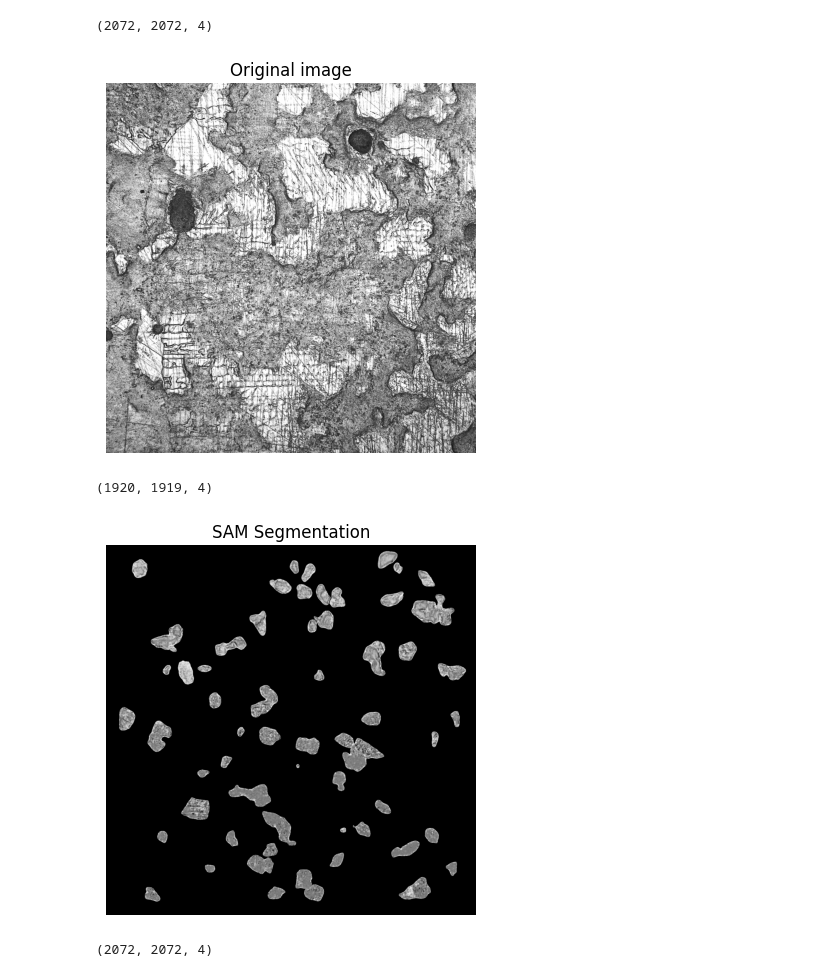
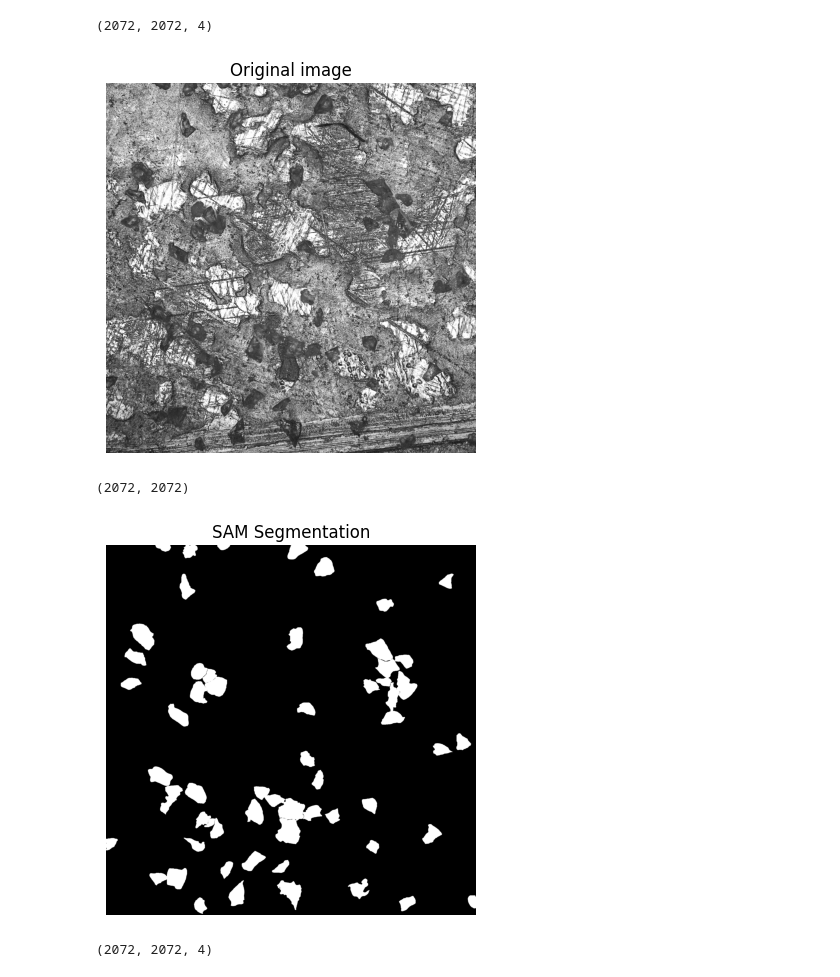
Before and after one commit to DoriPil/TEMPO, a Jupyter notebook: reports/Visualization1.ipynb, the cells around one changed output. Cells and saved outputs as stored; diff of their text form; code cells hidden in the pictures.

```diff
--- a/reports/Visualization1.ipynb
+++ b/reports/Visualization1.ipynb
@@ -14,40 +14,43 @@ def IoU(y_true,y_pred):
     """Calcul du coefficient Intersection Over Union"""
     intersection=np.sum(y_true*y_pred)
     return (intersection/(np.sum(y_true)+np.sum(y_pred)-intersection)+1e-8)
 
-PATH_IMAGE='/Users/svelasco/Downloads/dataDorian/multi_focus/'
+#PATH_IMAGE='/Users/svelasco/Downloads/dataDorian/multi_focus/'
+PATH_IMAGE='C:/Users/PILLLARD-DOR/Documents/TEMPO/data/multi_focus/'
 
-PATH_SEGMENTATION=PATH_IMAGE+'/SAM_segmentation/'
+
+PATH_SEGMENTATION=PATH_IMAGE+'/manual_annotations_independant/raw/'
+#PATH_SEGMENTATION=PATH_IMAGE+'/SAM_segmentation/'
 PATH_GT=PATH_IMAGE+'/ground_truth/'
 
-image_name='Position_0100.png'
+image_name='Position_0003.png'
 
 #Only one channel is necessary (Gray scale)
-image=io.imread(PATH_IMAGE+'/focused_single_slice/clean/'+image_name)
+image=io.imread(PATH_IMAGE+'/focused_single_slice/contaminated/'+image_name)
 print(image.shape)
-image=image[:,:,0]
+#image=image[:,:,0]
 plt.imshow(image,cmap='gray')
 plt.title('Original image')
 plt.axis('off')
 plt.show()
 
 segmentation=io.imread(PATH_SEGMENTATION+image_name)
 print(segmentation.shape)
-segmentation=segmentation[:,:,0]
+#segmentation=segmentation[:,:,0]
 plt.imshow(segmentation,cmap='gray')
 plt.title('SAM Segmentation')
 plt.axis('off')
 plt.show()
 
 ground_truth=io.imread(PATH_GT+image_name)
 print(ground_truth.shape)
 plt.imshow(ground_truth,cmap='gray')
 plt.title('Ground Truth')
 plt.axis('off')
 plt.show()
 # %% [output]
 (2072, 2072, 4)
-[figure, old version]
+[figure, new version]
-(1920, 1919, 4)
+(2072, 2072)
-[figure, old version]
+[figure, new version]
 (2072, 2072, 4)
```
Also changed, not shown: parts of 11 cells of this notebook, 39 other files.
